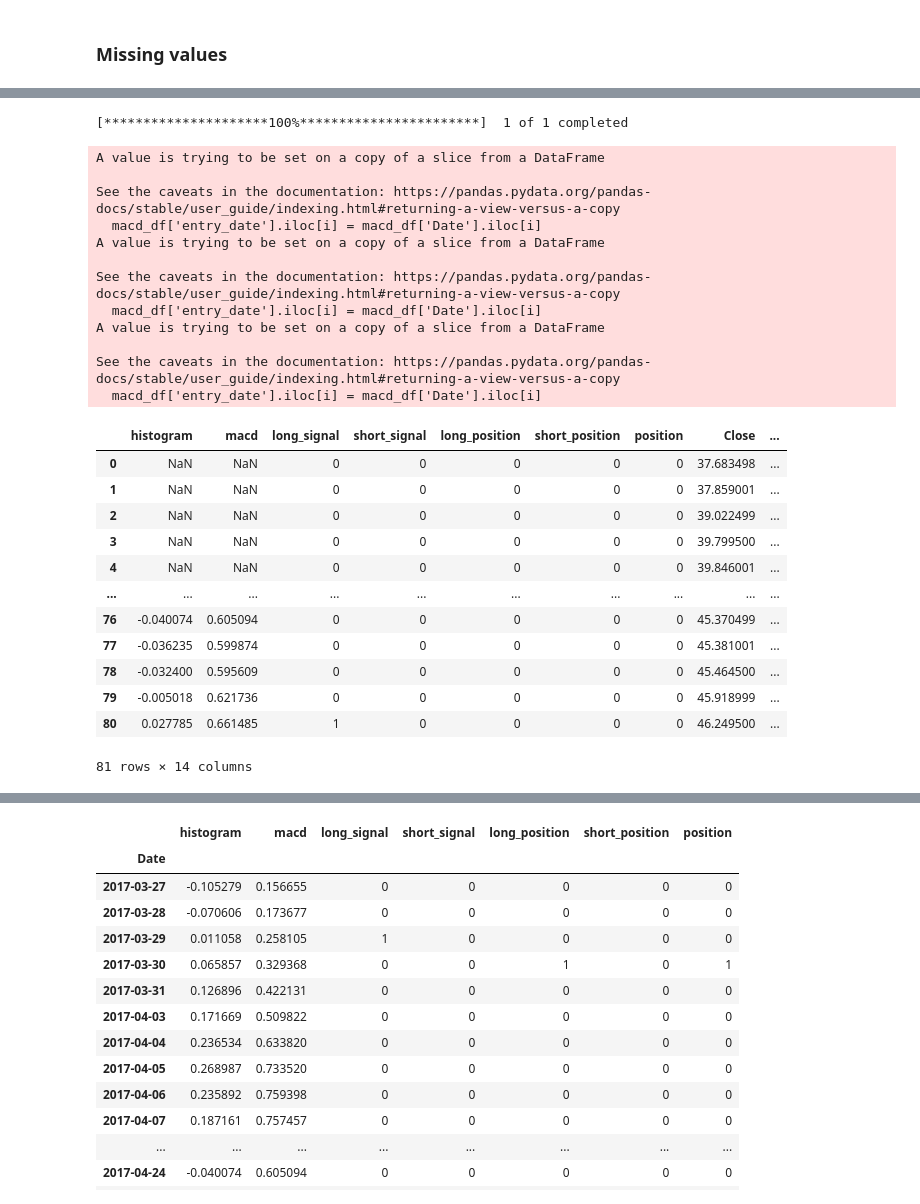
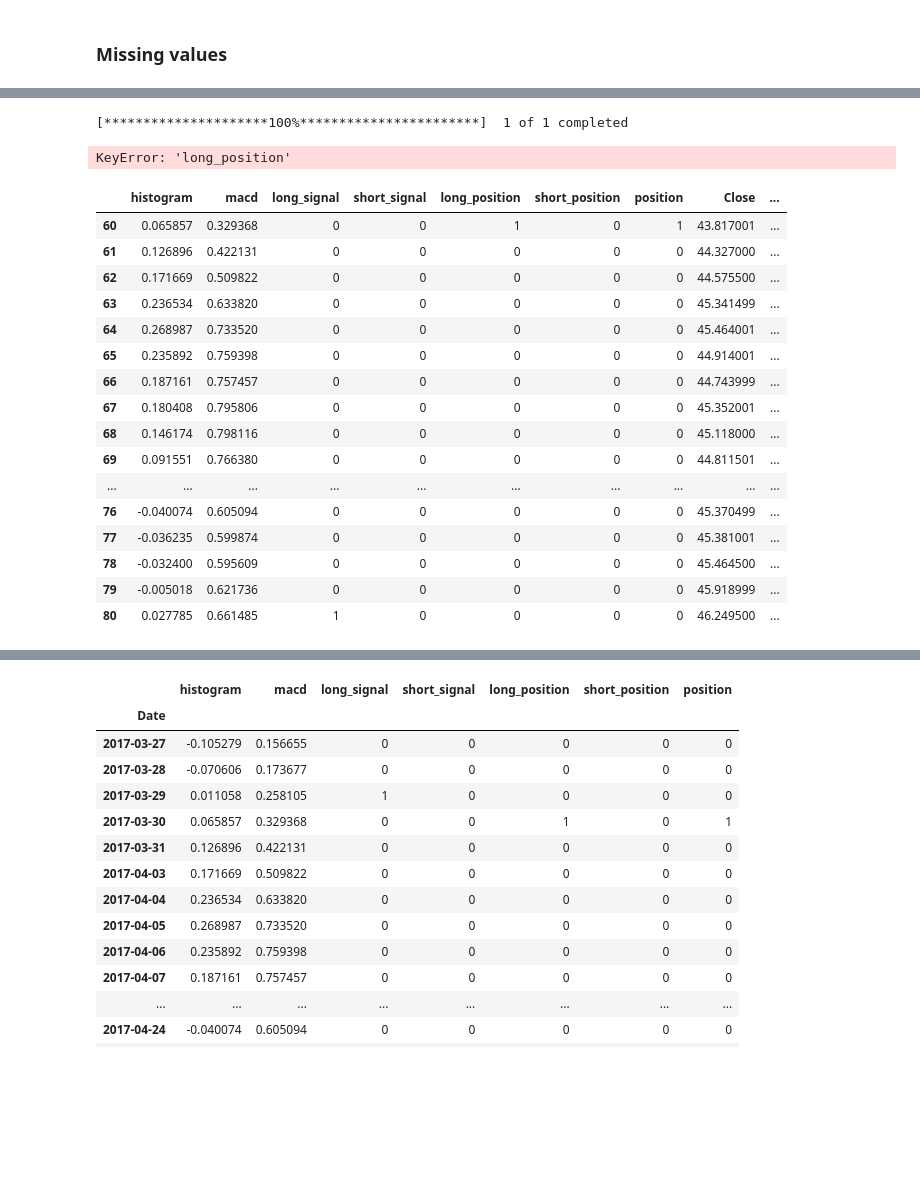
Before and after one commit to ryanlxz/backtesting, a Jupyter notebook: notebooks/test.ipynb, the cells around one changed output, grey strips where cells are left out. Saved outputs shown, nothing was run; the diff lists cells and outputs as text; code cells hidden in the pictures; blank space fills up the shorter version.

```diff
--- a/notebooks/test.ipynb
+++ b/notebooks/test.ipynb
@@ -73,7 +78,10 @@ macd_df['short_signal'] = np.where((macd_df['histogram']<0) &(macd_df['histogram
 # trading positions where you enter the trade 1 day after the signal (assuming that the closing price is used to calculate the EMA)
 macd_df['long_position'] = np.where(macd_df['long_signal'].shift(1)==1,1,0)
 macd_df['short_position'] = np.where(macd_df['short_signal'].shift(1)==1,1,0)
-macd_df['position'] = np.where((macd_df['long_position']==1)|(macd_df['short_position']==1),1,0)
+macd_df['position'] = np.where(macd_df['long_position'] == 1, 'long', np.where(macd_df['short_position'] == 1, 'short', np.nan))
+# drop unnecessary columns to free space
+macd_df = macd_df.drop(['long_position', 'short_position','long_signal','short_signal'], axis=1)
+# macd_df['position'] = np.where((macd_df['long_position']==1)|(macd_df['short_position']==1),1,0)
 
 #exit (2-day RSI of single day is greater than 65 for long positions, and less than 35 for short positions)
 macd_df['Close'] = test_df['Close']
@@ -86,32 +94,40 @@ for i in macd_df.loc[macd_df['position']==1].index:
 macd_df['exit_long'] = np.where(macd_df['rsi'].shift(1)>65,1,0) #signal to exit is generated when 2-period RSI above 65, but exit trade is only executed on following day.
 macd_df['exit_short'] = np.where(macd_df['rsi'].shift(1)<35,1,0)
 macd_df['exit_date'] = ''
+# exit long positions
+for i in macd_df.loc[macd_df['long_position']==1].index:
+    new_macd_df = macd_df.loc[i+2:]
+    if len(new_macd_df) == 0: #index out of range, so use last date as exit
+        macd_df['exit_date'].iloc[i] = macd_df['Date'].iloc[-1]
+    for j in range(len(new_macd_df)):
+        if new_macd_df['exit_long'].iloc[j]==1:
+            macd_df['exit_date'].iloc[i] = new_macd_df['Date'].iloc[j]
+            break
+        else:
+            macd_df['exit_date'].iloc[i] = macd_df['Date'].iloc[-1]
 macd_df
 # %% [output]
 [*********************100%***********************]  1 of 1 completed
-A value is trying to be set on a copy of a slice from a DataFrame
-
-See the caveats in the documentation: https://pandas.pydata.org/pandas-docs/stable/user_guide/indexing.html#returning-a-view-versus-a-copy
-  macd_df['entry_date'].iloc[i] = macd_df['Date'].iloc[i]
-A value is trying to be set on a copy of a slice from a DataFrame
-
-See the caveats in the documentation: https://pandas.pydata.org/pandas-docs/stable/user_guide/indexing.html#returning-a-view-versus-a-copy
-  macd_df['entry_date'].iloc[i] = macd_df['Date'].iloc[i]
-A value is trying to be set on a copy of a slice from a DataFrame
-
-See the caveats in the documentation: https://pandas.pydata.org/pandas-docs/stable/user_guide/indexing.html#returning-a-view-versus-a-copy
-  macd_df['entry_date'].iloc[i] = macd_df['Date'].iloc[i]
+KeyError: 'long_position'
-|  | histogram | macd | long_signal | short_signal | long_position | short_position | position | Close | ... |
-| 0 | NaN | NaN | 0 | 0 | 0 | 0 | 0 | 37.683498 | ... |
-| 1 | NaN | NaN | 0 | 0 | 0 | 0 | 0 | 37.859001 | ... |
-| 2 | NaN | NaN | 0 | 0 | 0 | 0 | 0 | 39.022499 | ... |
-| 3 | NaN | NaN | 0 | 0 | 0 | 0 | 0 | 39.799500 | ... |
-| 4 | NaN | NaN | 0 | 0 | 0 | 0 | 0 | 39.846001 | ... |
-| ... | ... | ... | ... | ... | ... | ... | ... | ... | ... |
-| 76 | -0.040074 | 0.605094 | 0 | 0 | 0 | 0 | 0 | 45.370499 | ... |
-| 77 | -0.036235 | 0.599874 | 0 | 0 | 0 | 0 | 0 | 45.381001 | ... |
-| 78 | -0.032400 | 0.595609 | 0 | 0 | 0 | 0 | 0 | 45.464500 | ... |
-| 79 | -0.005018 | 0.621736 | 0 | 0 | 0 | 0 | 0 | 45.918999 | ... |
-| 80 | 0.027785 | 0.661485 | 1 | 0 | 0 | 0 | 0 | 46.249500 | ... |
-81 rows × 14 columns
+# %%
+index = macd_df[macd_df['Date'] == '2017-03-30'].index[0]
+macd_df.loc[index:]
+# %% [output]
+|  | histogram | macd | long_signal | short_signal | long_position | short_position | position | Close | ... |
+| 60 | 0.065857 | 0.329368 | 0 | 0 | 1 | 0 | 1 | 43.817001 | ... |
+| 61 | 0.126896 | 0.422131 | 0 | 0 | 0 | 0 | 0 | 44.327000 | ... |
+| 62 | 0.171669 | 0.509822 | 0 | 0 | 0 | 0 | 0 | 44.575500 | ... |
+| 63 | 0.236534 | 0.633820 | 0 | 0 | 0 | 0 | 0 | 45.341499 | ... |
+| 64 | 0.268987 | 0.733520 | 0 | 0 | 0 | 0 | 0 | 45.464001 | ... |
+| 65 | 0.235892 | 0.759398 | 0 | 0 | 0 | 0 | 0 | 44.914001 | ... |
+| 66 | 0.187161 | 0.757457 | 0 | 0 | 0 | 0 | 0 | 44.743999 | ... |
+| 67 | 0.180408 | 0.795806 | 0 | 0 | 0 | 0 | 0 | 45.352001 | ... |
+| 68 | 0.146174 | 0.798116 | 0 | 0 | 0 | 0 | 0 | 45.118000 | ... |
+| 69 | 0.091551 | 0.766380 | 0 | 0 | 0 | 0 | 0 | 44.811501 | ... |
+| ... | ... | ... | ... | ... | ... | ... | ... | ... | ... |
+| 76 | -0.040074 | 0.605094 | 0 | 0 | 0 | 0 | 0 | 45.370499 | ... |
+| 77 | -0.036235 | 0.599874 | 0 | 0 | 0 | 0 | 0 | 45.381001 | ... |
+| 78 | -0.032400 | 0.595609 | 0 | 0 | 0 | 0 | 0 | 45.464500 | ... |
+| 79 | -0.005018 | 0.621736 | 0 | 0 | 0 | 0 | 0 | 45.918999 | ... |
+| 80 | 0.027785 | 0.661485 | 1 | 0 | 0 | 0 | 0 | 46.249500 | ... |
 # %%
```
Also changed, not shown: parts of 6 cells of this notebook, 4 other files.
